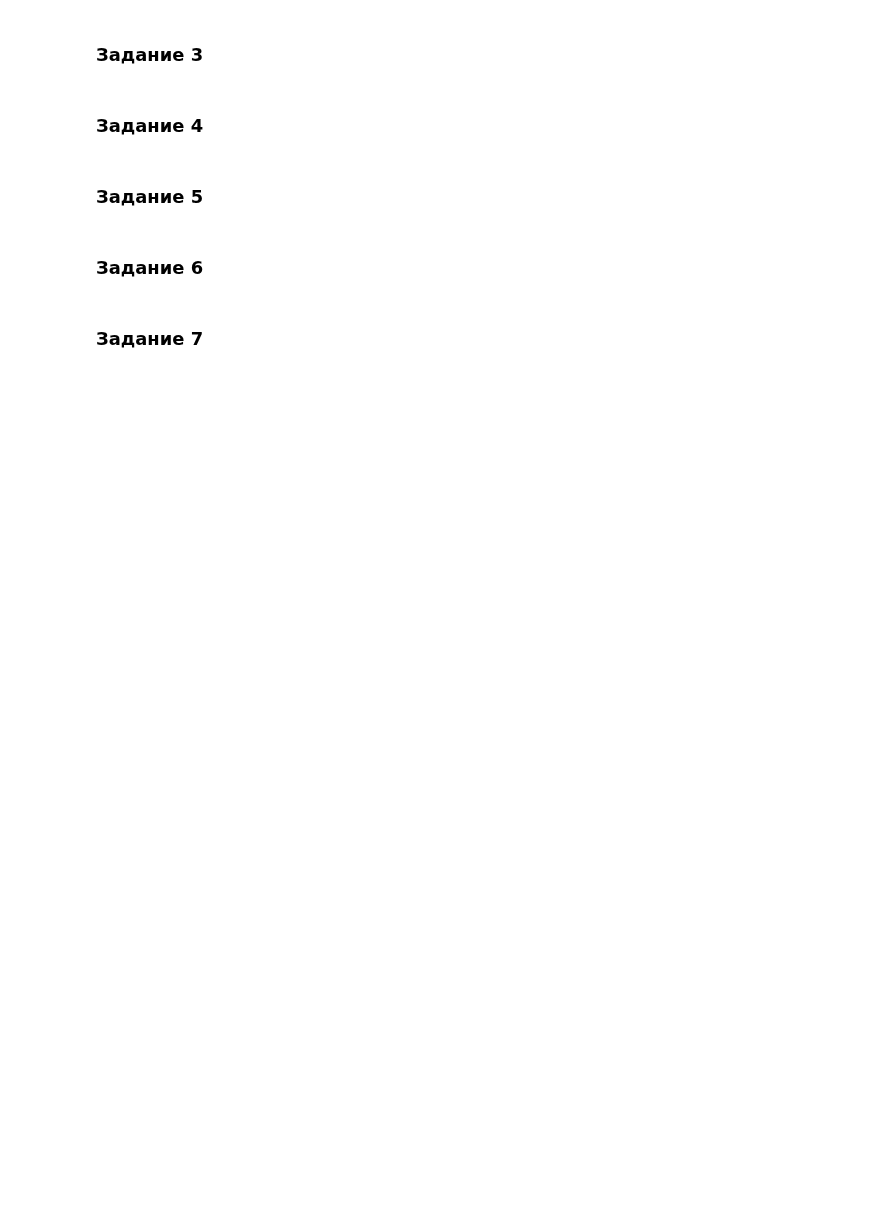
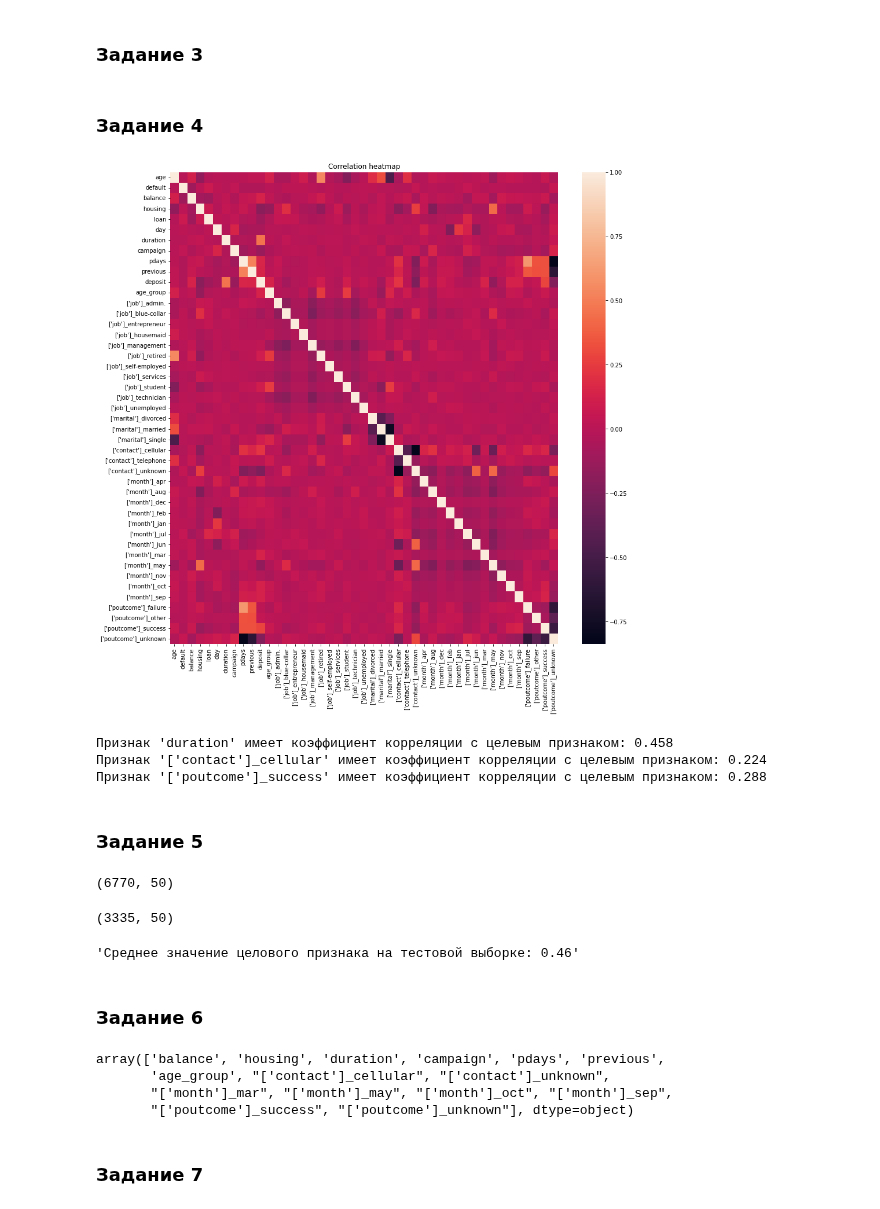
Before and after one commit to PoluboyarinovSI/SF_DataScience, a Jupyter notebook: project_4/Project_4_ML.ipynb, the cells around one changed output. Saved outputs shown, nothing was run; the diff lists cells and outputs as text; code cells hidden in the pictures; blank space fills up the shorter version.

```diff
--- a/project_4/Project_4_ML.ipynb
+++ b/project_4/Project_4_ML.ipynb
@@ -316,6 +329,8 @@ hm.set_title('Pivot heatmap');
 | married | 339 | 1289 | 784 |
 | single | 82 | 879 | 755 |
 [figure]
+# %%
+cleaned = cleaned.drop(['deposit_'], axis=1)
 # %% [markdown]
 ## Часть 3: преобразование данных
 # %% [markdown]
@@ -325,2 +347,10 @@ hm.set_title('Pivot heatmap');
+# %%
+le = LabelEncoder()
+data_bin = pd.Series(le.fit_transform(cleaned['age_group']), name='age_group_')
+encoded = pd.concat([cleaned.reset_index(drop=True), data_bin.reset_index(drop=True)], axis=1)
+
+encoded = encoded.drop('age_group', axis=1)
+encoded['age_group'] = encoded['age_group_']
+encoded = encoded.drop('age_group_', axis=1)
 # %% [markdown]
 ### Задание 2
@@ -328,0 +357,6 @@ hm.set_title('Pivot heatmap');
+# %%
+# преобразуйте бинарные переменные в представление из нулей и единиц
+encoded['deposit'] = encoded['deposit'].apply(lambda x: 1 if x=='yes' else 0)
+encoded['default'] = encoded['default'].apply(lambda x: 1 if x=='yes' else 0)
+encoded['housing'] = encoded['housing'].apply(lambda x: 1 if x=='yes' else 0)
+encoded['loan'] = encoded['loan'].apply(lambda x: 1 if x=='yes' else 0)
@@ -333,11 +369,41 @@ hm.set_title('Pivot heatmap');
+# %%
+# создайте дамми-переменные
+job_dummies = pd.get_dummies(encoded['job'], prefix=['job'])
+marital_dummies = pd.get_dummies(encoded['marital'], prefix=['marital'])
+contact_dummies = pd.get_dummies(encoded['contact'], prefix=['contact'])
+month_dummies = pd.get_dummies(encoded['month'], prefix=['month'])
+poutcome_dummies = pd.get_dummies(encoded['poutcome'], prefix=['poutcome'])
+
+encoded_dummies = pd.concat([encoded, job_dummies, marital_dummies, contact_dummies, month_dummies, poutcome_dummies], axis=1)
 # %% [markdown]
 ### Задание 4
 # %%
 # постройте корреляционную матрицу и оцените данные на предмет наличия мультиколлинеарности
+fig = plt.figure(figsize=(15, 15))
+corr_map = sns.heatmap(encoded_dummies.corr());
+corr_map.set_title('Correlation heatmap');
+# %% [output]
+[figure, added]
+# %%
+# Проверка
+for i, row in encoded_dummies.corr().iterrows():
+    if row['deposit'] >= 0.2:
+        if i != 'deposit':
+            print(f"Признак '{i}' имеет коэффициент корреляции с целевым признаком: {round(row['deposit'], 3)}")
+# %% [output]
+Признак 'duration' имеет коэффициент корреляции с целевым признаком: 0.458
+Признак '['contact']_cellular' имеет коэффициент корреляции с целевым признаком: 0.224
+Признак '['poutcome']_success' имеет коэффициент корреляции с целевым признаком: 0.288
 # %% [markdown]
 ### Задание 5
 # %%
-X = df.drop(['deposit'], axis=1)
-y = df['deposit']
+X = encoded_dummies.drop(['deposit'], axis=1)
+y = encoded_dummies['deposit']
 
 X_train, X_test, y_train, y_test = train_test_split(X, y, stratify=y, random_state = 42, test_size = 0.33)
+
+display(X_train.shape)
+display(X_test.shape)
+# %% [output]
+(6770, 50)
+(3335, 50)
@@ -346,2 +410,7 @@ X_train, X_test, y_train, y_test = train_test_split(X, y, stratify=y, random_sta
+# %%
+# рассчитайте необходимые показатели
+display(f'Среднее значение целового признака на тестовой выборке: {round(y_test.mean(), 2)}')
+# %% [output]
+'Среднее значение целового признака на тестовой выборке: 0.46'
 # %% [markdown]
 ### Задание 6
@@ -350,2 +423,16 @@ X_train, X_test, y_train, y_test = train_test_split(X, y, stratify=y, random_sta
+# %%
+KBest = SelectKBest(score_func = f_classif, k=15)
+KBest.fit(X_train, y_train)
+
+X_train_kbest = KBest.transform(X_train)
+X_test_kbest = KBest.transform(X_test)
+X_train_kbest = (pd.DataFrame(X_train_kbest, columns=KBest.get_feature_names_out(X_train.columns)))
+X_test_kbest = (pd.DataFrame(X_test_kbest, columns=KBest.get_feature_names_out(X_test.columns)))
+KBest.get_feature_names_out(X_train.columns)
+# %% [output]
+array(['balance', 'housing', 'duration', 'campaign', 'pdays', 'previous',
+       'age_group', "['contact']_cellular", "['contact']_unknown",
+       "['month']_mar", "['month']_may", "['month']_oct", "['month']_sep",
+       "['poutcome']_success", "['poutcome']_unknown"], dtype=object)
 # %% [markdown]
 ### Задание 7
```
Also changed, not shown: parts of 34 cells of this notebook.
